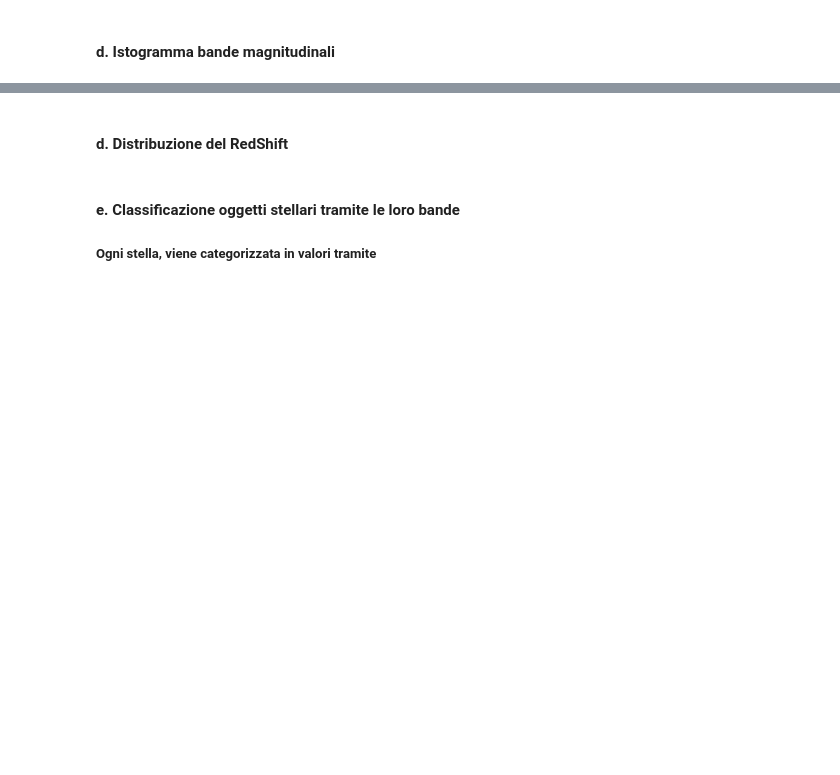
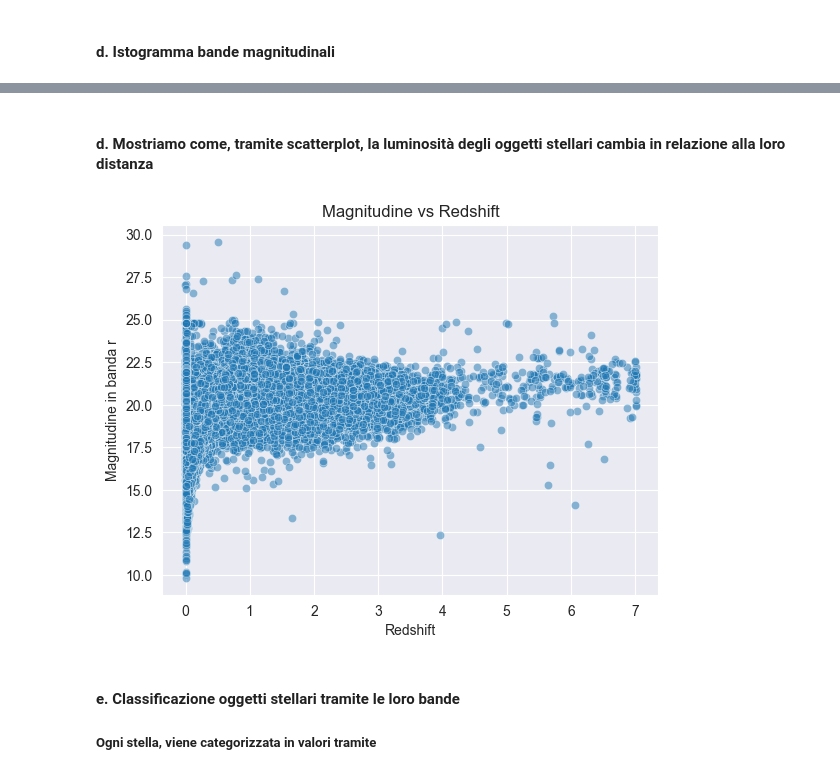
Before and after one commit to FabianCalangiu/Astronomical-Objects-Analysis, a Jupyter notebook: notebooks/explorative_analysis.ipynb, the cells around one changed output, grey strips where cells are left out. Saved outputs shown, nothing was run; the diff lists cells and outputs as text; code cells hidden in the pictures; blank space fills up the shorter version.

```diff
--- a/notebooks/explorative_analysis.ipynb
+++ b/notebooks/explorative_analysis.ipynb
@@ -131,9 +195,13 @@ for d in data.columns:
 # %% [markdown]
-<h4>d. Distribuzione del RedShift</h4>
+<h4>d. Mostriamo come, tramite scatterplot, la luminosità degli oggetti stellari cambia in relazione alla loro distanza</h4>
 # %%
-sns.histplot(df["redshift"], bins=30, kde=True)
-plt.title("Distribuzione del Redshift")
+sns.scatterplot(data=df, x="redshift", y="red", alpha=0.5)
+plt.xlabel("Redshift")
+plt.ylabel("Magnitudine in banda r")
+plt.title("Magnitudine vs Redshift")
 plt.show()
+# %% [output]
+[figure, added]
 # %% [markdown]
 <h4>e. Classificazione oggetti stellari tramite le loro bande</h4>
 <h5>Ogni stella, viene categorizzata in valori tramite</h5>
```
Also changed, not shown: parts of 15 cells of this notebook.
